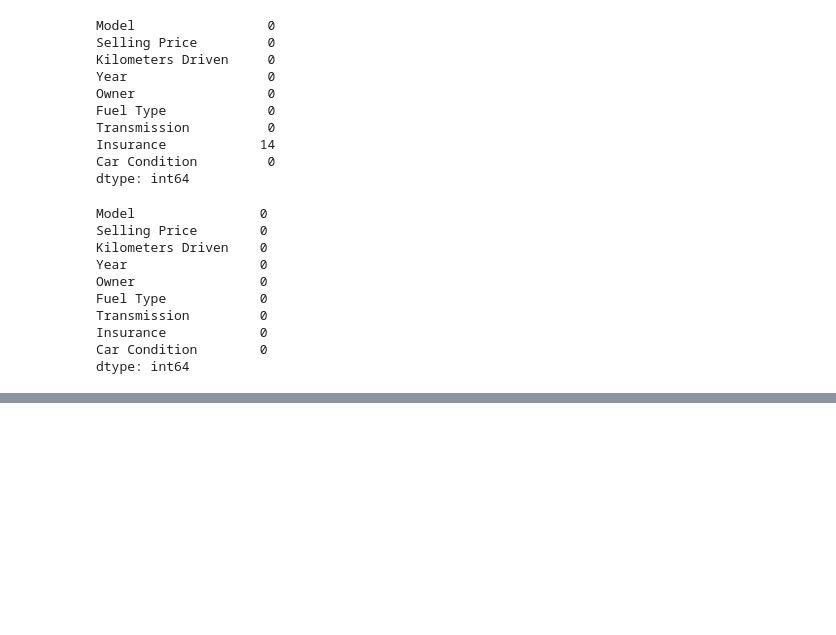
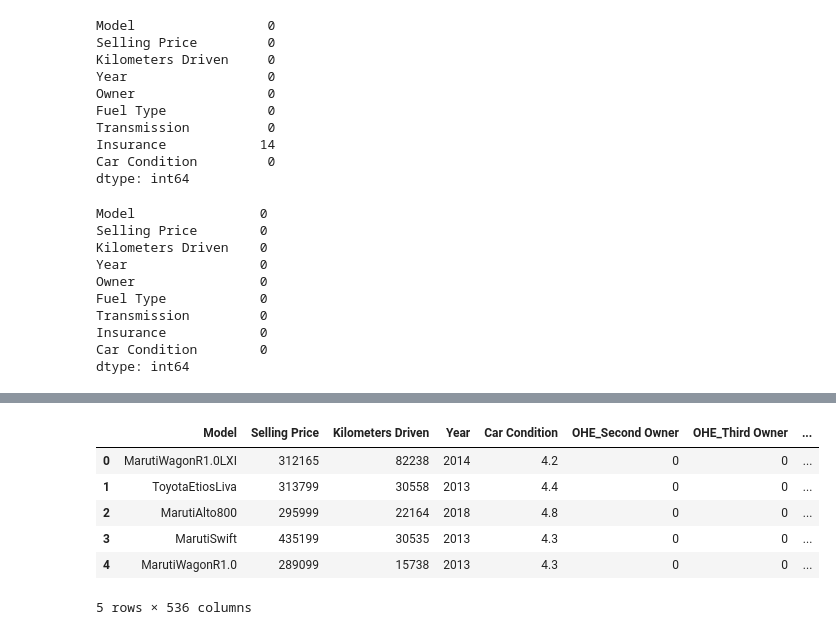
Before and after one commit to ferreret/master-datascience-ml-iebs, a Jupyter notebook: Modulo_02_Fundamentos_IA_ML/Clase_3_Ecosistemas_en_la_nube/ejemplo/prediccion-precio-automovil.ipynb, the cells around one changed output, grey strips where cells are left out. Cells and saved outputs as stored; diff of their text form; code cells hidden in the pictures; blank space fills up the shorter version.

```diff
--- a/Modulo_02_Fundamentos_IA_ML/Clase_3_Ecosistemas_en_la_nube/ejemplo/prediccion-precio-automovil.ipynb
+++ b/Modulo_02_Fundamentos_IA_ML/Clase_3_Ecosistemas_en_la_nube/ejemplo/prediccion-precio-automovil.ipynb
@@ -112,0 +188,16 @@ dtype: int64
+# %%
+# Preparamos el dataset de la hipótesis 2
+# Vamos a tratar algunas de las variables categóricas con la técnica de one_hot_encoding
+
+categorical_columns_2 = ['Owner', 'Fuel Type', 'Transmission', 'Insurance']
+car_data_hipot2 = pd.get_dummies(data=car_data, prefix='OHE', prefix_sep='_', columns=categorical_columns_2, drop_first=True, dtype='int8')
+# %%
+car_data_hipot2.head()
+# %% [output]
+|  | Model | Selling Price | Kilometers Driven | Year | Car Condition | OHE_Second Owner | OHE_Third Owner | ... |
+| 0 | MarutiWagonR1.0LXI | 312165 | 82238 | 2014 | 4.2 | 0 | 0 | ... |
+| 1 | ToyotaEtiosLiva | 313799 | 30558 | 2013 | 4.4 | 0 | 0 | ... |
+| 2 | MarutiAlto800 | 295999 | 22164 | 2018 | 4.8 | 0 | 0 | ... |
+| 3 | MarutiSwift | 435199 | 30535 | 2013 | 4.3 | 0 | 0 | ... |
+| 4 | MarutiWagonR1.0 | 289099 | 15738 | 2013 | 4.3 | 0 | 0 | ... |
+5 rows × 536 columns
```
Also changed, not shown: parts of 33 cells of this notebook, 3 other files.
